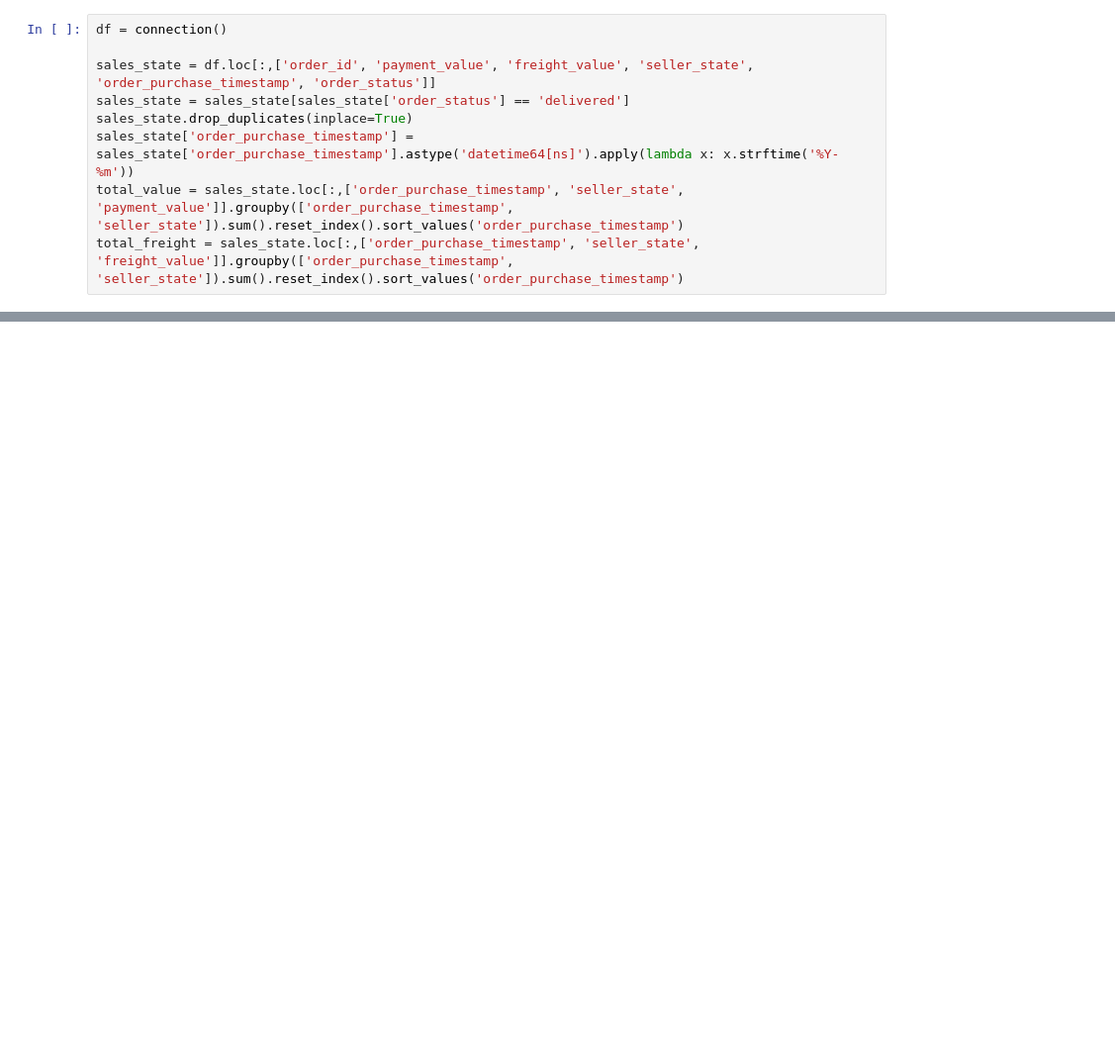
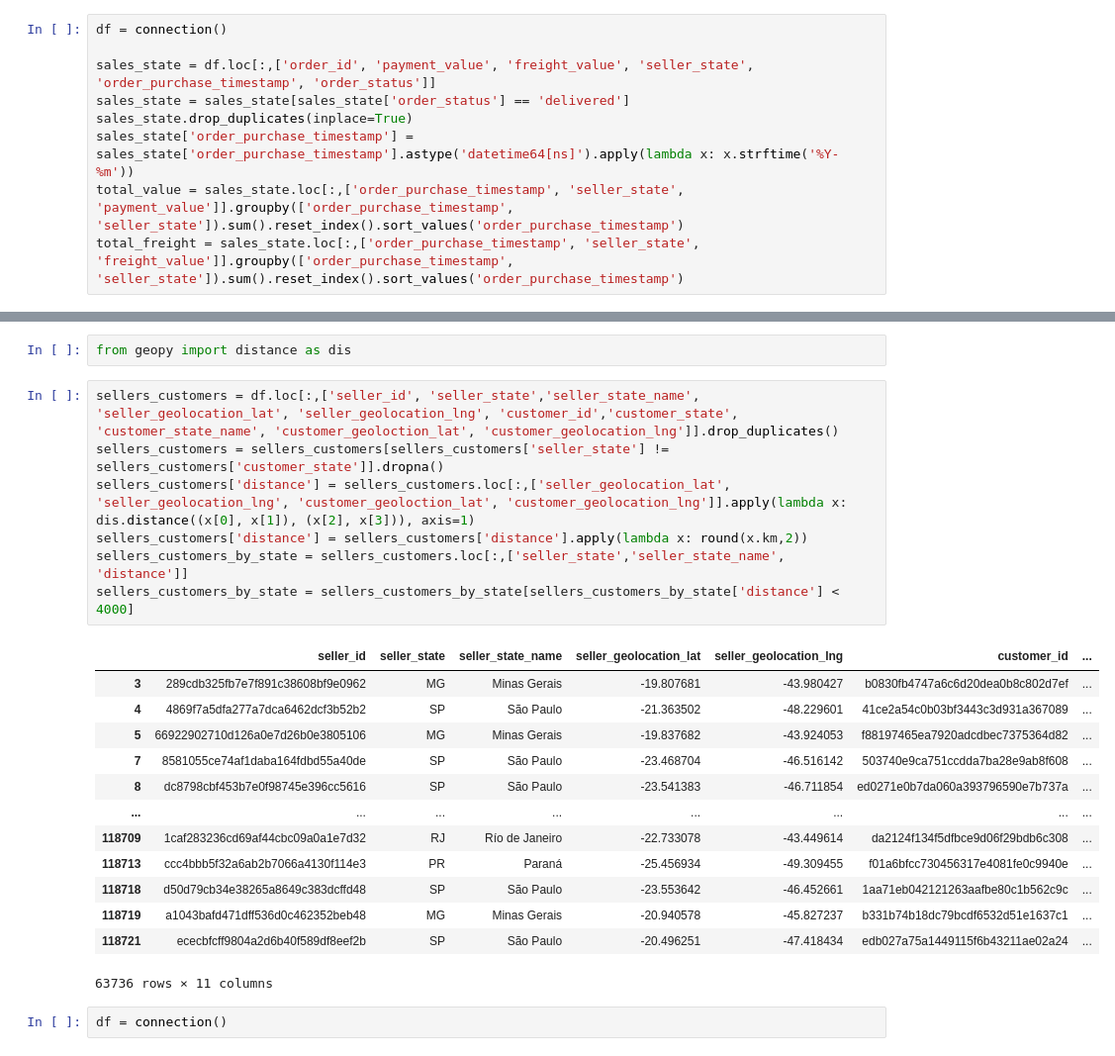
Before and after one commit to CalinBlanco/streamlist-dashboard, a Jupyter notebook: application/pruebas.ipynb, the cells around one changed output, grey strips where cells are left out. Shown at 99% size. Saved outputs shown, nothing was run; the diff lists cells and outputs as text; blank space fills up the shorter version.

```diff
--- a/application/pruebas.ipynb
+++ b/application/pruebas.ipynb
@@ -61,0 +149,25 @@ alt.Chart(total_freight).mark_line().encode(
+# %%
+from geopy import distance as dis
+# %%
+sellers_customers = df.loc[:,['seller_id', 'seller_state','seller_state_name', 'seller_geolocation_lat', 'seller_geolocation_lng', 'customer_id','customer_state', 'customer_state_name', 'customer_geoloction_lat', 'customer_geolocation_lng']].drop_duplicates()
+sellers_customers = sellers_customers[sellers_customers['seller_state'] != sellers_customers['customer_state']].dropna()
+sellers_customers['distance'] = sellers_customers.loc[:,['seller_geolocation_lat', 'seller_geolocation_lng', 'customer_geoloction_lat', 'customer_geolocation_lng']].apply(lambda x: dis.distance((x[0], x[1]), (x[2], x[3])), axis=1)
+sellers_customers['distance'] = sellers_customers['distance'].apply(lambda x: round(x.km,2))
+sellers_customers_by_state = sellers_customers.loc[:,['seller_state','seller_state_name', 'distance']]
+sellers_customers_by_state = sellers_customers_by_state[sellers_customers_by_state['distance'] < 4000]
+# %% [output]
+|  | seller_id | seller_state | seller_state_name | seller_geolocation_lat | seller_geolocation_lng | customer_id | ... |
+| 3 | 289cdb325fb7e7f891c38608bf9e0962 | MG | Minas Gerais | -19.807681 | -43.980427 | b0830fb4747a6c6d20dea0b8c802d7ef | ... |
+| 4 | 4869f7a5dfa277a7dca6462dcf3b52b2 | SP | São Paulo | -21.363502 | -48.229601 | 41ce2a54c0b03bf3443c3d931a367089 | ... |
+| 5 | 66922902710d126a0e7d26b0e3805106 | MG | Minas Gerais | -19.837682 | -43.924053 | f88197465ea7920adcdbec7375364d82 | ... |
+| 7 | 8581055ce74af1daba164fdbd55a40de | SP | São Paulo | -23.468704 | -46.516142 | 503740e9ca751ccdda7ba28e9ab8f608 | ... |
+| 8 | dc8798cbf453b7e0f98745e396cc5616 | SP | São Paulo | -23.541383 | -46.711854 | ed0271e0b7da060a393796590e7b737a | ... |
+| ... | ... | ... | ... | ... | ... | ... | ... |
+| 118709 | 1caf283236cd69af44cbc09a0a1e7d32 | RJ | Río de Janeiro | -22.733078 | -43.449614 | da2124f134f5dfbce9d06f29bdb6c308 | ... |
+| 118713 | ccc4bbb5f32a6ab2b7066a4130f114e3 | PR | Paraná | -25.456934 | -49.309455 | f01a6bfcc730456317e4081fe0c9940e | ... |
+| 118718 | d50d79cb34e38265a8649c383dcffd48 | SP | São Paulo | -23.553642 | -46.452661 | 1aa71eb042121263aafbe80c1b562c9c | ... |
+| 118719 | a1043bafd471dff536d0c462352beb48 | MG | Minas Gerais | -20.940578 | -45.827237 | b331b74b18dc79bcdf6532d51e1637c1 | ... |
+| 118721 | ececbfcff9804a2d6b40f589df8eef2b | SP | São Paulo | -20.496251 | -47.418434 | edb027a75a1449115f6b43211ae02a24 | ... |
+63736 rows × 11 columns
+# %%
+df = connection()
```
Also changed, not shown: parts of 10 cells of this notebook, 3 other files.
